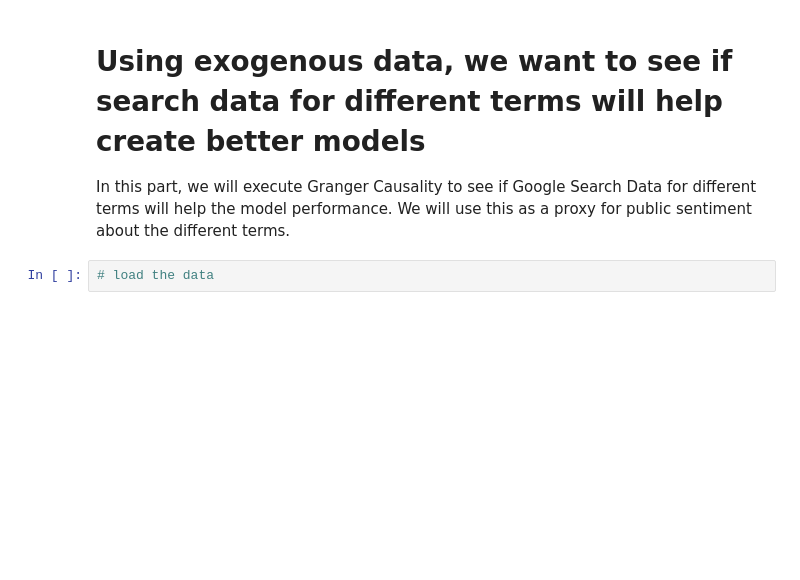
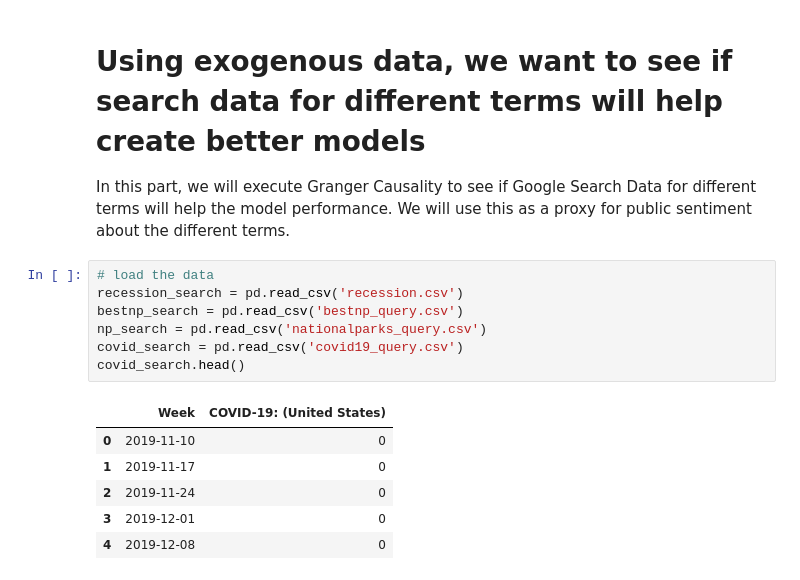
Before and after one commit to scmcqueen/NationalParksDataMining, a Jupyter notebook: covid_2008.ipynb, the cells around one changed output. Cells and saved outputs as stored; diff of their text form; blank space fills up the shorter version.

Commit message:
data loading & cleaning

```diff
--- a/covid_2008.ipynb
+++ b/covid_2008.ipynb
@@ -444,5 +444,17 @@ for x in worst_fit_2008.index:
 # Using exogenous data, we want to see if search data for different terms will help create better models
 
 In this part, we will execute Granger Causality to see if Google Search Data for different terms will help the model performance. We will use this as a proxy for public sentiment about the different terms.
-# %%
-# load the data
+# %%
+# load the data
+recession_search = pd.read_csv('recession.csv')
+bestnp_search = pd.read_csv('bestnp_query.csv')
+np_search = pd.read_csv('nationalparks_query.csv')
+covid_search = pd.read_csv('covid19_query.csv')
+covid_search.head()
+# %% [output]
+|  | Week | COVID-19: (United States) |
+| 0 | 2019-11-10 | 0 |
+| 1 | 2019-11-17 | 0 |
+| 2 | 2019-11-24 | 0 |
+| 3 | 2019-12-01 | 0 |
+| 4 | 2019-12-08 | 0 |
```
Also changed, not shown: 4 other files.
